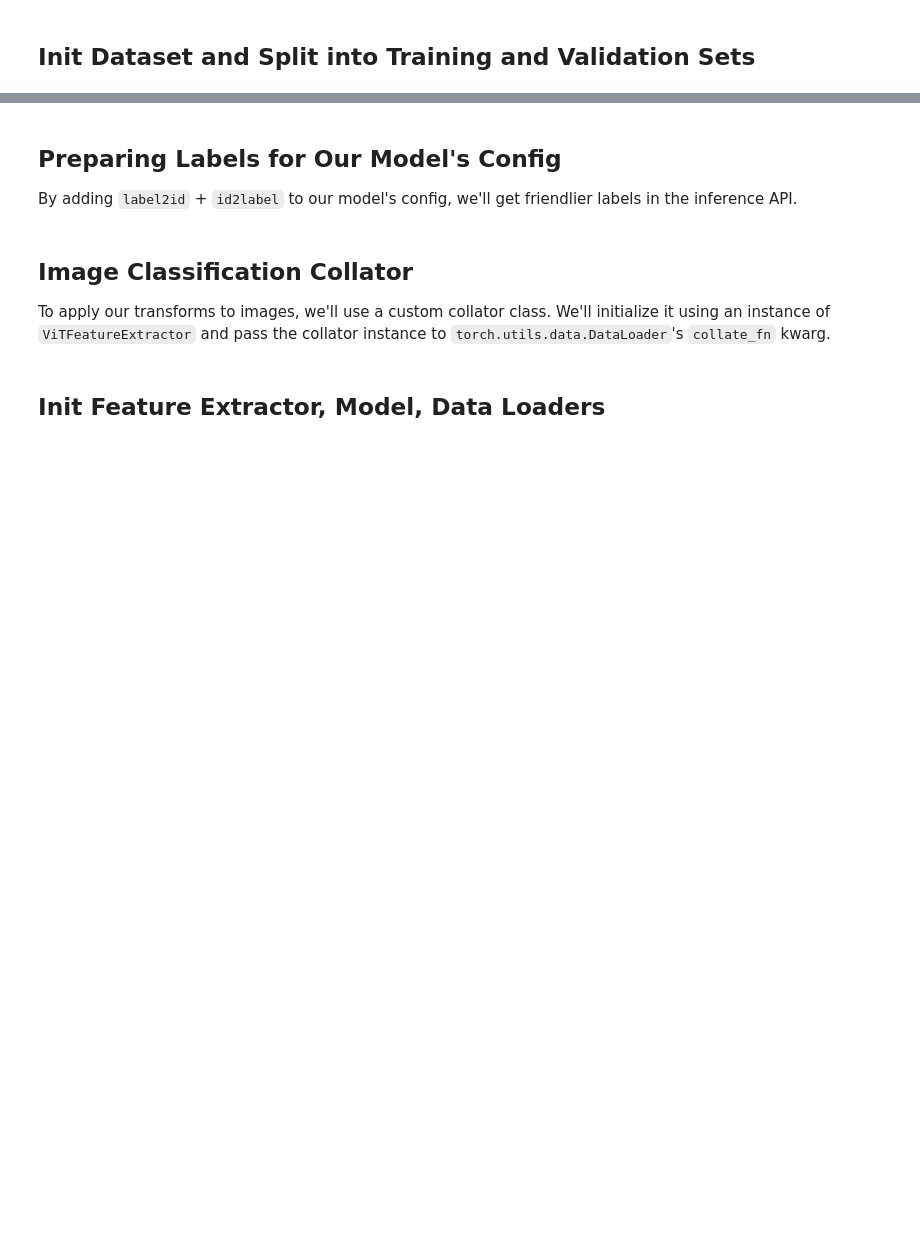
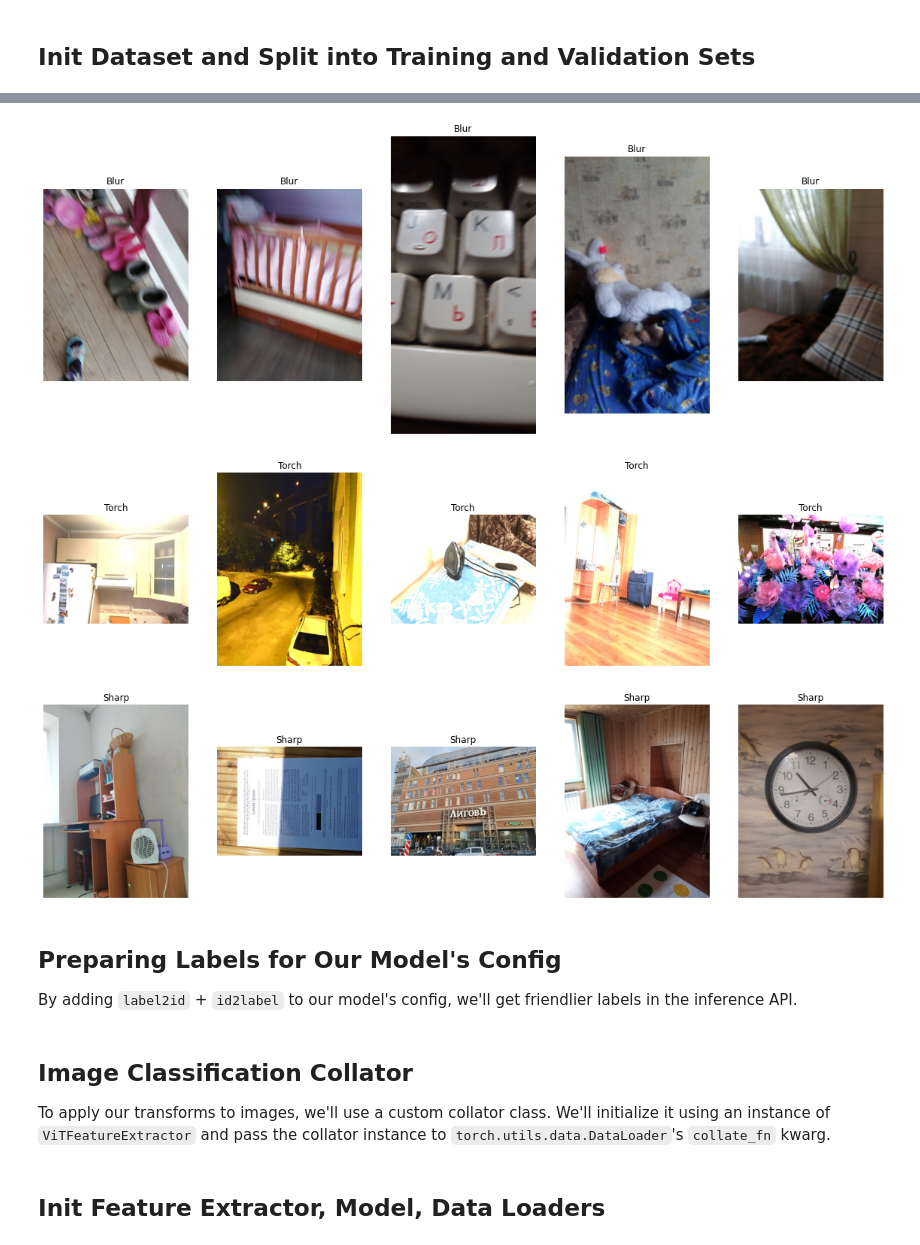
Before and after one commit to KLAU-S/Zummit-InfoLabs-Intern, a Jupyter notebook: ZAF/Multi-Output-Image-Classificatiion-using-VIT/quality_model/Class1.ipynb, the cells around one changed output, grey strips where cells are left out. Cells and saved outputs as stored; diff of their text form; code cells hidden in the pictures; blank space fills up the shorter version.

```diff
--- a/ZAF/Multi-Output-Image-Classificatiion-using-VIT/quality_model/Class1.ipynb
+++ b/ZAF/Multi-Output-Image-Classificatiion-using-VIT/quality_model/Class1.ipynb
@@ -77,3 +136,54 @@ for class_idx, class_name in enumerate(ds.classes):
+# %%
+import os
+import matplotlib.pyplot as plt
+from pathlib import Path
+from PIL import Image
+import numpy as np
+# Define the paths to the folders
+blur_folder = Path('/content/images/blur')
+torch_folder = Path('/content/images/torch')
+sharp_folder = Path('/content/images/sharp')
+
+# Create a list of tuples, where each tuple contains the folder path and the class name
+folders = [(blur_folder, 'Blur'), (torch_folder, 'Torch'), (sharp_folder, 'Sharp')]
+
+# Set the number of example images to show for each class
+num_examples_per_class = 5
+
+# Loop over the folders and create a separate plot for each class
+for folder, class_name in folders:
+    # Get a list of all the image files in the folder
+    image_files = sorted([file for file in folder.iterdir() if file.is_file() and file.suffix in {'.jpg', '.png'}])
+
+    # Take a random sample of the image files
+    sample_files = np.random.choice(image_files, size=num_examples_per_class, replace=False)
+
+    # Create a new figure
+    plt.figure(figsize=(20,10))
+
+    # Loop over the sample files and add them to the plot
+    for i, file in enumerate(sample_files):
+        # Load the image
+        image = Image.open(file)
+
+        # Create a new subplot
+        plt.subplot(1, num_examples_per_class, i+1)
+
+        # Show the image
+        plt.imshow(image)
+
+        # Set the title to the class name
+        plt.title(class_name)
+
+        # Turn off the axis
+        plt.axis('off')
+
+    # Show the plot
+    plt.show()
+# %% [output]
+[figure, added]
+[figure, added]
+[figure, added]
 # %% [markdown]
 ## Preparing Labels for Our Model's Config
 
```
Also changed, not shown: parts of 11 cells of this notebook, 6 other files.
